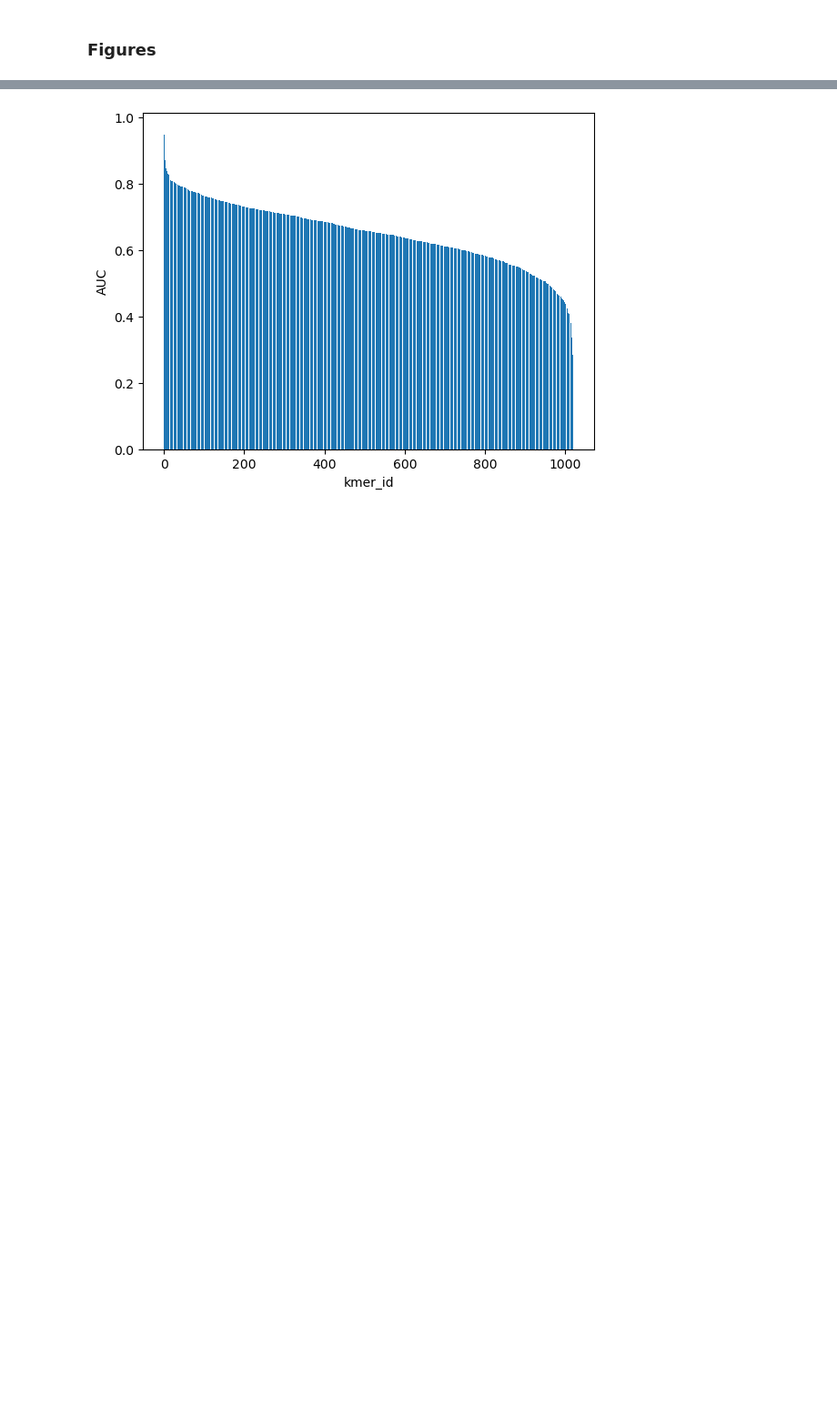
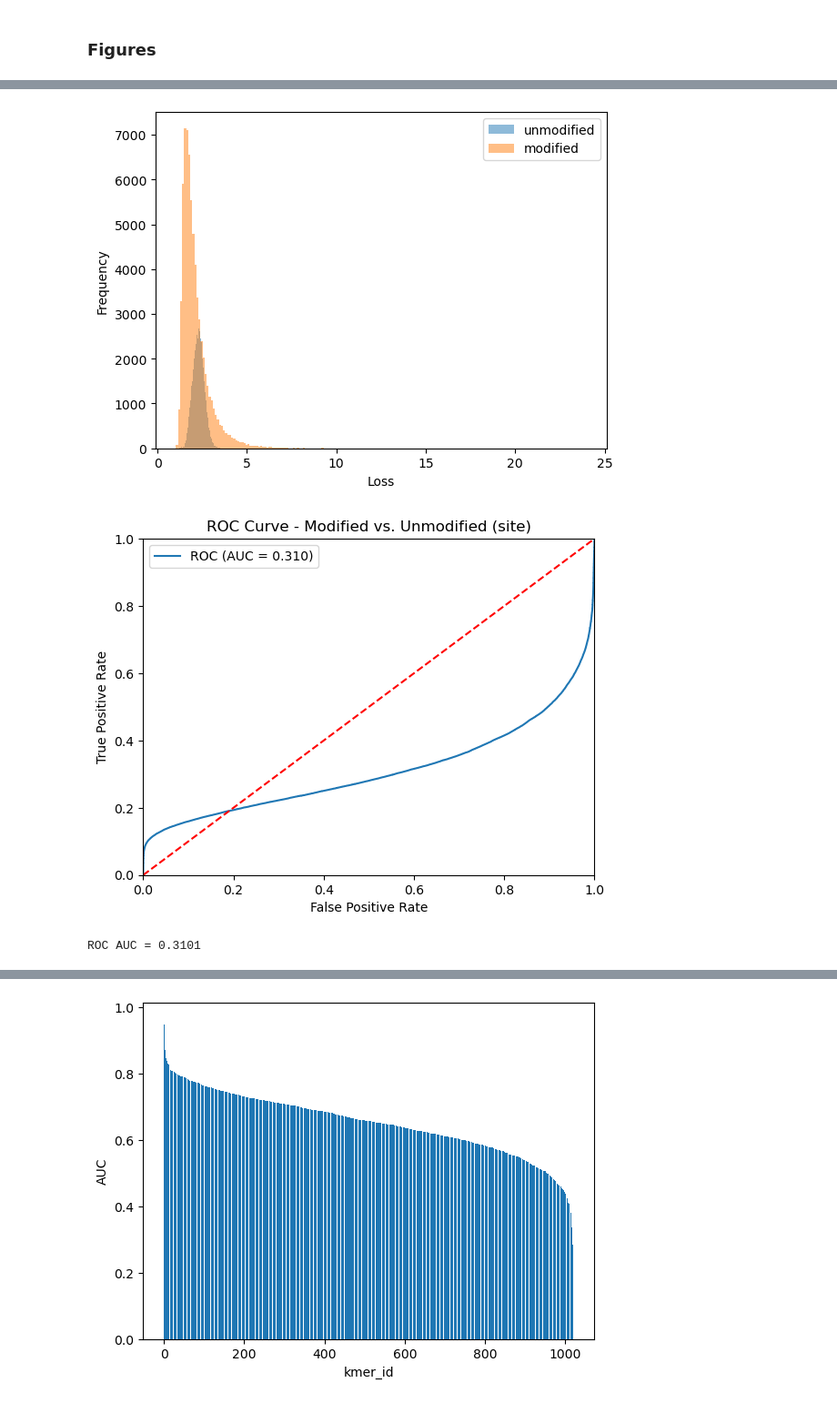
Before and after one commit to WGLab/novamod, a Jupyter notebook: training/evaluation.ipynb, the cells around one changed output, grey strips where cells are left out. Shown at 91% size. Cells and saved outputs as stored; diff of their text form; code cells hidden in the pictures; blank space fills up the shorter version.

```diff
--- a/training/evaluation.ipynb
+++ b/training/evaluation.ipynb
@@ -112,0 +204,40 @@ The precision at 0.95 recall is 0.5174
+# %%
+import pandas as pd
+import seaborn as sns
+import matplotlib.pyplot as plt
+from scipy.stats import pearsonr, spearmanr
+
+from sklearn.metrics import roc_curve, precision_recall_curve, auc, average_precision_score
+
+def plotROC(df, score_col, label_col):
+    fpr, tpr, thresholds = roc_curve(df[label_col], df[score_col])
+    roc_auc = auc(fpr, tpr)
+    plt.plot(fpr, tpr, label=f"ROC (AUC = {roc_auc:.3f})")
+    plt.plot([0,1],[0,1],'r--')
+    plt.xlim([0, 1])
+    plt.ylim([0, 1])
+    plt.xlabel("False Positive Rate")
+    plt.ylabel("True Positive Rate")
+    plt.title("ROC Curve - Modified vs. Unmodified (site)")
+    plt.legend()
+    plt.savefig('figures/ROC_site_latest.png', dpi=300)
+    plt.show()
+    print(f"ROC AUC = {roc_auc:.4f}")
+
+def plotHist(df, score_col, label_col):
+    plt.hist(df.loc[df[label_col]==0,score_col], bins=200, alpha=0.5, label='unmodified');
+    plt.hist(df.loc[df[label_col]==1,score_col], bins=200, alpha=0.5, label='modified');
+    #plt.xlim([0, 0.2])
+    #plt.ylim([0, 1])
+    plt.xlabel("Loss")
+    plt.ylabel("Frequency")
+    plt.legend()
+    plt.savefig('figures/hist_site_latest.png', dpi=300)
+    plt.show()
+
+plotHist(ag, 'mean', 'labels')
+plotROC(ag, 'mean', 'labels')
+# %% [output]
+[figure, added]
+[figure, added]
+ROC AUC = 0.3101
```
Also changed, not shown: parts of 7 cells of this notebook, 26 other files.
